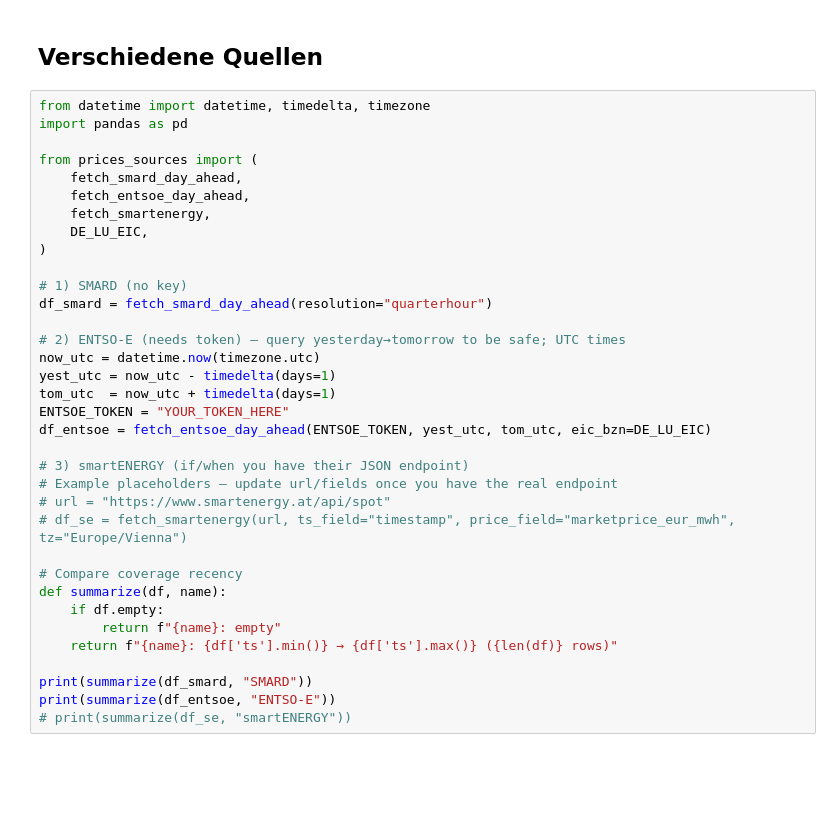
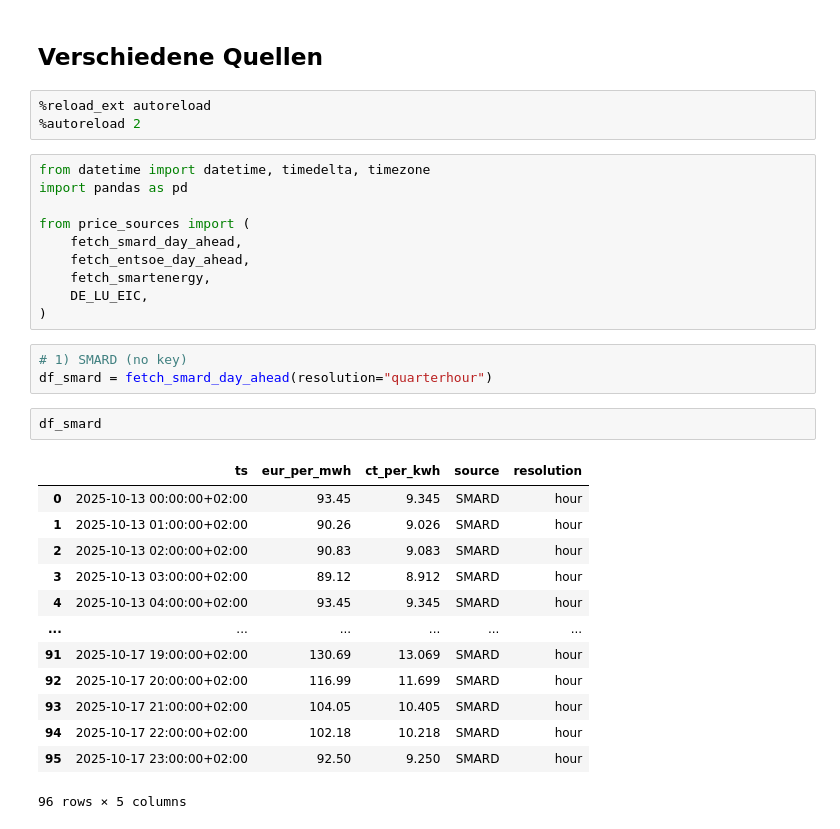
Before and after one commit to prombi/strompreise-app, a Jupyter notebook: Strompreise.ipynb, the cells around one changed output. Drawn from its saved outputs; the diff is of its cells as text; blank space fills up the shorter version.

```diff
--- a/Strompreise.ipynb
+++ b/Strompreise.ipynb
@@ -177,38 +177,35 @@ df
 | 119 | 1760734800000 | 92.50 | 2025-10-17 23:00:00+02:00 | 9.250 |
 # %% [markdown]
 ## Verschiedene Quellen
+# %%
+%reload_ext autoreload
+%autoreload 2
 # %%
 from datetime import datetime, timedelta, timezone
 import pandas as pd
 
-from prices_sources import (
+from price_sources import (
     fetch_smard_day_ahead,
     fetch_entsoe_day_ahead,
     fetch_smartenergy,
     DE_LU_EIC,
 )
-
-# 1) SMARD (no key)
-df_smard = fetch_smard_day_ahead(resolution="quarterhour")
-
-# 2) ENTSO-E (needs token) – query yesterday→tomorrow to be safe; UTC times
-now_utc = datetime.now(timezone.utc)
-yest_utc = now_utc - timedelta(days=1)
-tom_utc  = now_utc + timedelta(days=1)
-ENTSOE_TOKEN = "YOUR_TOKEN_HERE"
-df_entsoe = fetch_entsoe_day_ahead(ENTSOE_TOKEN, yest_utc, tom_utc, eic_bzn=DE_LU_EIC)
-
-# 3) smartENERGY (if/when you have their JSON endpoint)
-# Example placeholders – update url/fields once you have the real endpoint
-# url = "https://www.smartenergy.at/api/spot"
-# df_se = fetch_smartenergy(url, ts_field="timestamp", price_field="marketprice_eur_mwh", tz="Europe/Vienna")
-
-# Compare coverage recency
-def summarize(df, name):
-    if df.empty:
-        return f"{name}: empty"
-    return f"{name}: {df['ts'].min()} → {df['ts'].max()} ({len(df)} rows)"
-
-print(summarize(df_smard, "SMARD"))
-print(summarize(df_entsoe, "ENTSO-E"))
-# print(summarize(df_se, "smartENERGY"))
+# %%
+# 1) SMARD (no key)
+df_smard = fetch_smard_day_ahead(resolution="quarterhour")
+# %%
+df_smard
+# %% [output]
+|  | ts | eur_per_mwh | ct_per_kwh | source | resolution |
+| 0 | 2025-10-13 00:00:00+02:00 | 93.45 | 9.345 | SMARD | hour |
+| 1 | 2025-10-13 01:00:00+02:00 | 90.26 | 9.026 | SMARD | hour |
+| 2 | 2025-10-13 02:00:00+02:00 | 90.83 | 9.083 | SMARD | hour |
+| 3 | 2025-10-13 03:00:00+02:00 | 89.12 | 8.912 | SMARD | hour |
+| 4 | 2025-10-13 04:00:00+02:00 | 93.45 | 9.345 | SMARD | hour |
+| ... | ... | ... | ... | ... | ... |
+| 91 | 2025-10-17 19:00:00+02:00 | 130.69 | 13.069 | SMARD | hour |
+| 92 | 2025-10-17 20:00:00+02:00 | 116.99 | 11.699 | SMARD | hour |
+| 93 | 2025-10-17 21:00:00+02:00 | 104.05 | 10.405 | SMARD | hour |
+| 94 | 2025-10-17 22:00:00+02:00 | 102.18 | 10.218 | SMARD | hour |
+| 95 | 2025-10-17 23:00:00+02:00 | 92.50 | 9.250 | SMARD | hour |
+96 rows × 5 columns
```
Also changed, not shown: parts of 2 cells of this notebook, 2 other files.
